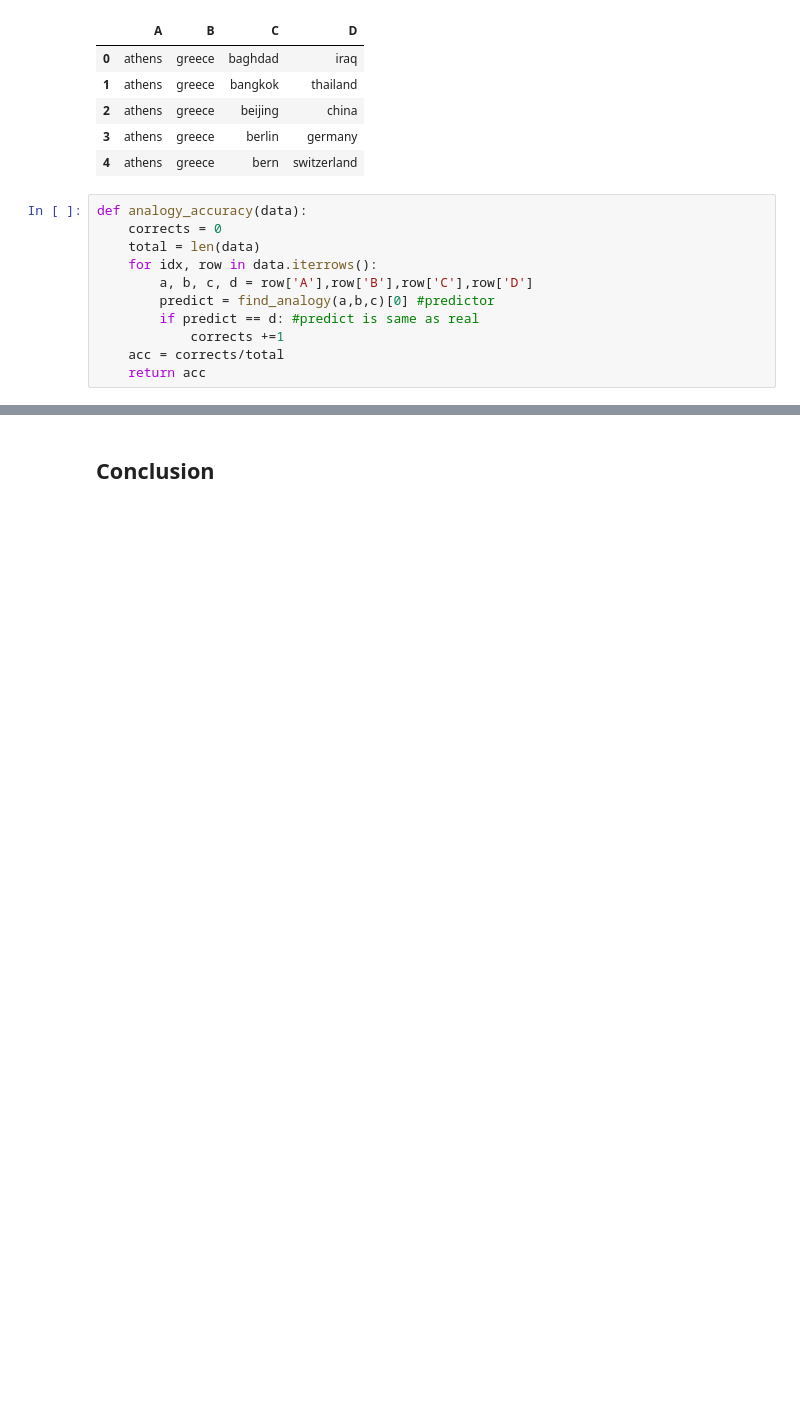
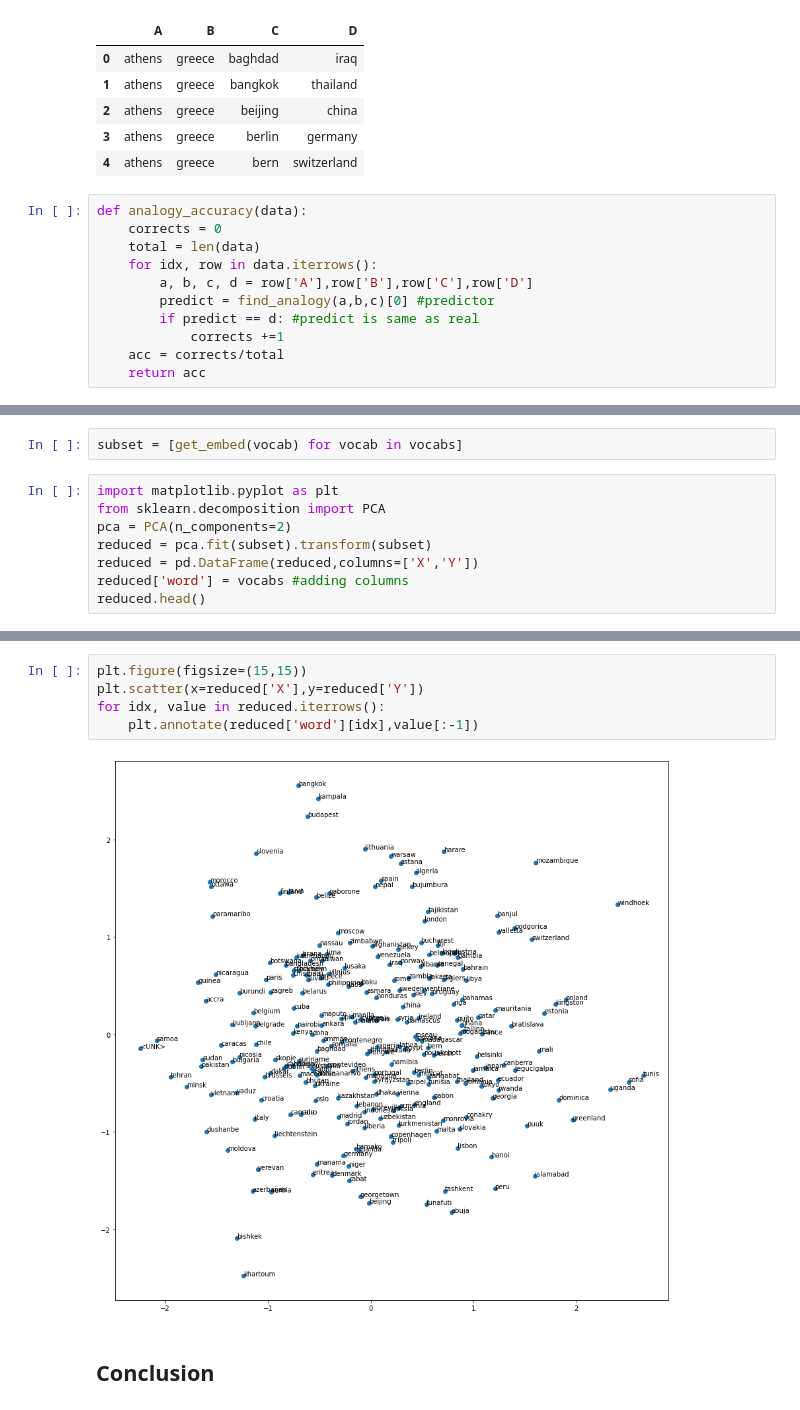
Before and after one commit to guntsvzz/DSAI-AIT, a Jupyter notebook: Course/Natural Language Understanding/Assignment/02 - GloVe.ipynb, the cells around one changed output, grey strips where cells are left out. Drawn from its saved outputs; the diff is of its cells as text; blank space fills up the shorter version.

```diff
--- a/Course/Natural Language Understanding/Assignment/02 - GloVe.ipynb
+++ b/Course/Natural Language Understanding/Assignment/02 - GloVe.ipynb
@@ -438,0 +447,10 @@ analogy_accuracy(data)
+# %%
+subset = [get_embed(vocab) for vocab in vocabs]
+# %%
+import matplotlib.pyplot as plt
+from sklearn.decomposition import PCA
+pca = PCA(n_components=2)
+reduced = pca.fit(subset).transform(subset)
+reduced = pd.DataFrame(reduced,columns=['X','Y'])
+reduced['word'] = vocabs #adding columns
+reduced.head()
@@ -439,2 +464,9 @@ analogy_accuracy(data)
+# %%
+plt.figure(figsize=(15,15))
+plt.scatter(x=reduced['X'],y=reduced['Y'])
+for idx, value in reduced.iterrows():
+    plt.annotate(reduced['word'][idx],value[:-1])
+# %% [output]
+[figure, added]
 # %% [markdown]
 ## Conclusion
```
Also changed, not shown: parts of 11 cells of this notebook.
